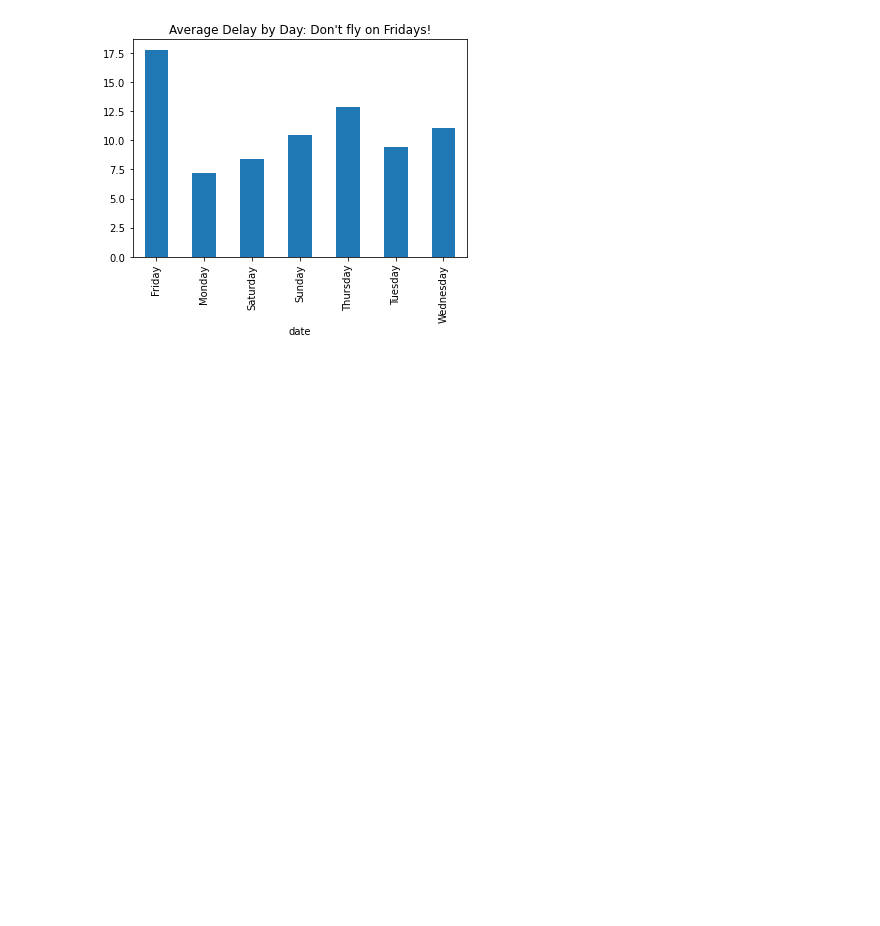
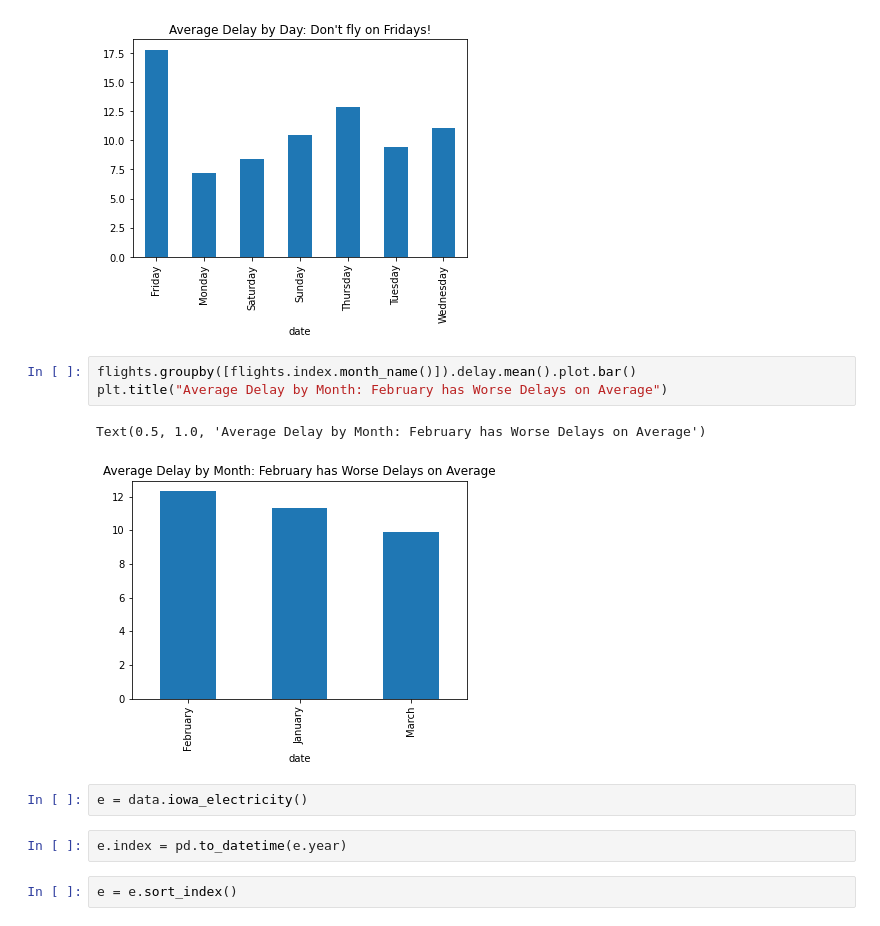
Before and after one commit to jesse-d-marder/time-series-exercises, a Jupyter notebook: working-with-time-series-data.ipynb, the cells around one changed output. Saved outputs shown, nothing was run; the diff lists cells and outputs as text; blank space fills up the shorter version.

```diff
--- a/working-with-time-series-data.ipynb
+++ b/working-with-time-series-data.ipynb
@@ -130,3 +132,15 @@ plt.title("Average Delay by Day: Don't fly on Fridays!")
 # %% [output]
 Text(0.5, 1.0, "Average Delay by Day: Don't fly on Fridays!")
 [figure]
+# %%
+flights.groupby([flights.index.month_name()]).delay.mean().plot.bar()
+plt.title("Average Delay by Month: February has Worse Delays on Average")
+# %% [output]
+Text(0.5, 1.0, 'Average Delay by Month: February has Worse Delays on Average')
+[figure, added]
+# %%
+e = data.iowa_electricity()
+# %%
+e.index = pd.to_datetime(e.year)
+# %%
+e = e.sort_index()
```
Also changed, not shown: parts of 21 cells of this notebook.
